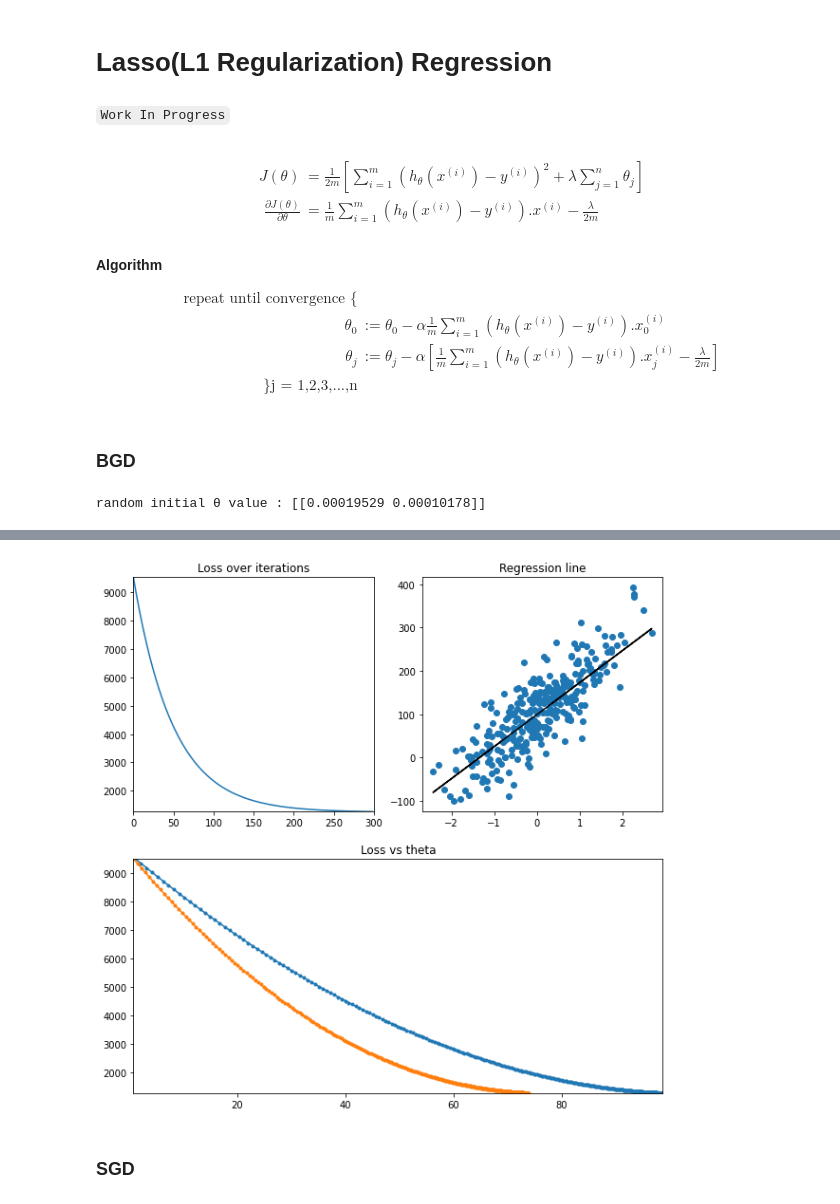
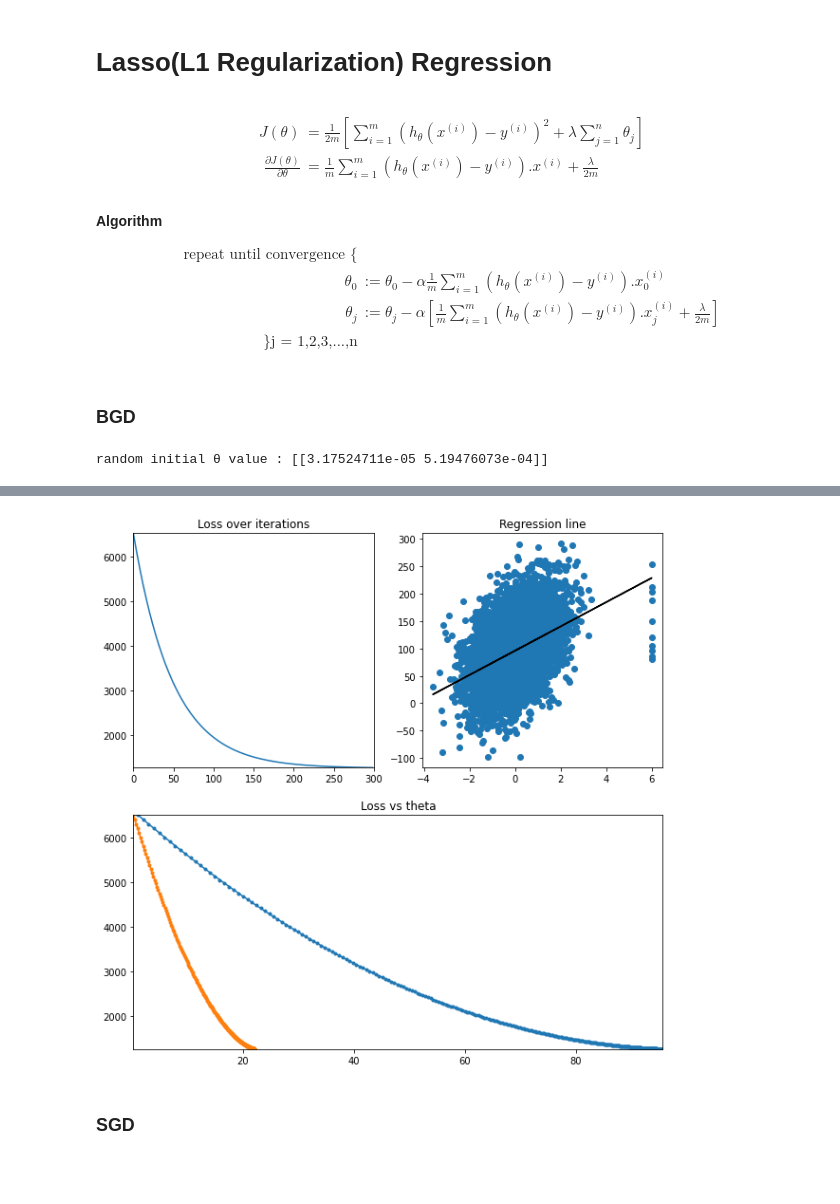
Before and after one commit to NishantBaheti/MachineLearningExploration, a Jupyter notebook: LinearRegression/Explore.ipynb, the cells around one changed output, grey strips where cells are left out. Saved outputs shown, nothing was run; the diff lists cells and outputs as text; code cells hidden in the pictures; blank space fills up the shorter version.

Commit message:
progress commit

```diff
--- a/LinearRegression/Explore.ipynb
+++ b/LinearRegression/Explore.ipynb
@@ -488,8 +488,9 @@ plt.show()
 # %% [markdown]
 ## Biased data
 # %%
-X,y = make_regression(n_samples=300,n_features=1,noise=50,bias=100)
+X,y = make_regression(n_samples=5000,n_features=1,noise=50,bias=100)
 
+X[np.random.randint(0,5000,10),...] = 6
 y = y.reshape(-1,1)
 # %%
 plt.plot(X,y,'.')
@@ -579,7 +584,7 @@ def ridge_regression_bgd(X, y, verbose=True, theta_precision = 0.001, alpha = 0.
         # simultaneous operation
         gradient = derivative(X,y,y_pred)
         new_theta_0 = theta[:,[0]] - (alpha * gradient[0])
-        new_theta_rest = (theta[:,range(1,n)] * (1 - (penalty/m)) ) - (alpha * gradient[1:])
+        new_theta_rest = (theta[:,range(1,n)] * (1 - ((penalty * alpha)/m)) ) - (alpha * gradient[1:])
 
         new_theta = np.hstack((new_theta_0,new_theta_rest))
 
@@ -657,7 +662,7 @@ def ridge_regression_sgd(
         # simultaneous operation
         gradient = derivative(X_batch,y_batch,y_pred)
         new_theta_0 = theta[:,[0]] - (alpha * gradient[0])
-        new_theta_rest = theta[:,range(1,n)] * (1 - (penalty/m) ) - (alpha * gradient[1:])
+        new_theta_rest = (theta[:,range(1,n)] * (1 - ((penalty * alpha)/m)) ) - (alpha * gradient[1:])
 
         new_theta = np.hstack((new_theta_0,new_theta_rest))
         if np.isnan(np.sum(new_theta)) or np.isinf(np.sum(new_theta)):
@@ -721,11 +726,9 @@ plt.show()
 # %% [markdown]
 # Lasso(L1 Regularization) Regression
-# %% [markdown]
-`Work In Progress`
 # %% [markdown]
 \begin{align}
     J(\theta) &= \frac{1}{2m}[{\sum_{i=1}^{m}(h_{\theta}(x^{(i)}) - y^{(i)})^2 + \lambda \sum_{j=1}^{n}{\theta_j}}] \\
-    \frac{\partial{J(\theta)}}{\partial{\theta}} &= \frac{1}{m}{\sum_{i=1}^{m}{(h_\theta(x^{(i)}) - y^{(i)})}}.{x^{(i)}} - \frac{\lambda}{2m}
+    \frac{\partial{J(\theta)}}{\partial{\theta}} &= \frac{1}{m}{\sum_{i=1}^{m}{(h_\theta(x^{(i)}) - y^{(i)})}}.{x^{(i)}} + \frac{\lambda}{2m}
 \end{align}
 # %% [markdown]
 **Algorithm**
@@ -733,7 +736,7 @@ plt.show()
 \begin{align}
     \text{repeat until convergence \{}\\
     \theta_0 &:= \theta_0 - \alpha \frac{1}{m}{\sum_{i=1}^{m}{(h_\theta(x^{(i)}) - y^{(i)})}}.x_0^{(i)}\\
-    \theta_j &:= \theta_j - \alpha [ \frac{1}{m}{\sum_{i=1}^{m}{(h_\theta(x^{(i)}) - y^{(i)})}}.{x_j^{(i)}} - \frac{\lambda}{2m} ]\\
+    \theta_j &:= \theta_j - \alpha [ \frac{1}{m}{\sum_{i=1}^{m}{(h_\theta(x^{(i)}) - y^{(i)})}}.{x_j^{(i)}} + \frac{\lambda}{2m} ]\\
     \text{\} j = 1,2,3,...,n}
 \end{align}
 # %% [markdown]
@@ -763,7 +766,7 @@ def lasso_regression_bgd(X, y, verbose=True, theta_precision = 0.001, alpha = 0.
         # simultaneous operation
         gradient = derivative(X,y,y_pred)
         new_theta_0 = theta[:,[0]] - (alpha * gradient[0])
-        new_theta_rest = theta[:,range(1,n)] - (alpha * gradient[1:]) - (penalty/2 * m)
+        new_theta_rest = theta[:,range(1,n)] - (alpha * (gradient[1:] + (penalty/(2 * m))))
 
         new_theta = np.hstack((new_theta_0,new_theta_rest))
 
@@ -788,17 +791,17 @@ def lasso_regression_bgd(X, y, verbose=True, theta_precision = 0.001, alpha = 0.
 # %%
 iterations = 300
 learning_rate = 0.01
 penalty = 1.0
 theta1, theta_history, cost_history = lasso_regression_bgd(
     X, y, verbose=True, theta_precision = 0.001, alpha = learning_rate ,iterations = iterations, penalty=penalty)
 
-y_pred2 = predict(theta,X)
+y_pred2 = predict(theta1,X)
 anim = regression_2Danimation(X,cost_history,theta_history)
 display.HTML(anim.to_html5_video())
 # %% [output]
-random initial θ value : [[0.00019529 0.00010178]]
+random initial θ value : [[3.17524711e-05 5.19476073e-04]]
 [interactive output not drawn]
-[figure, old version]
+[figure, new version]
 # %% [markdown]
 ### SGD
 # %%
```
Also changed, not shown: parts of 20 cells of this notebook.
